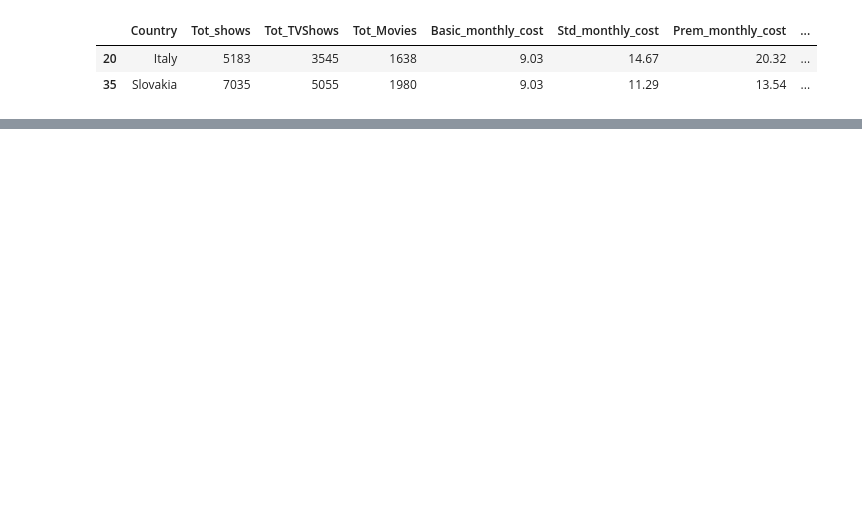
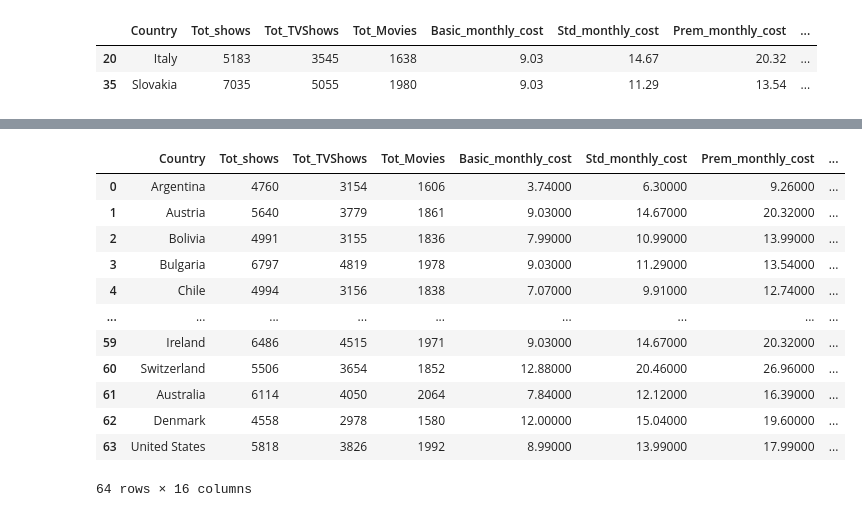
Before and after one commit to magicWiss/Netflix-Price-Analytics, a Jupyter notebook: Analytics/data_anal.ipynb, the cells around one changed output, grey strips where cells are left out. Saved outputs shown, nothing was run; the diff lists cells and outputs as text; code cells hidden in the pictures; blank space fills up the shorter version.

```diff
--- a/Analytics/data_anal.ipynb
+++ b/Analytics/data_anal.ipynb
@@ -411,0 +639,18 @@ moast_and_least
+# %%
+#seeing how much the single netflix user spend on average
+nfx_price_per_cou_df["Netflix_budget_avg_monthly"]=(nfx_price_per_cou_df["Avg_cost"]/nfx_price_per_cou_df["gdp_month"])*100
+nfx_price_per_cou_df
+# %% [output]
+|  | Country | Tot_shows | Tot_TVShows | Tot_Movies | Basic_monthly_cost | Std_monthly_cost | Prem_monthly_cost | ... |
+| 0 | Argentina | 4760 | 3154 | 1606 | 3.74000 | 6.30000 | 9.26000 | ... |
+| 1 | Austria | 5640 | 3779 | 1861 | 9.03000 | 14.67000 | 20.32000 | ... |
+| 2 | Bolivia | 4991 | 3155 | 1836 | 7.99000 | 10.99000 | 13.99000 | ... |
+| 3 | Bulgaria | 6797 | 4819 | 1978 | 9.03000 | 11.29000 | 13.54000 | ... |
+| 4 | Chile | 4994 | 3156 | 1838 | 7.07000 | 9.91000 | 12.74000 | ... |
+| ... | ... | ... | ... | ... | ... | ... | ... | ... |
+| 59 | Ireland | 6486 | 4515 | 1971 | 9.03000 | 14.67000 | 20.32000 | ... |
+| 60 | Switzerland | 5506 | 3654 | 1852 | 12.88000 | 20.46000 | 26.96000 | ... |
+| 61 | Australia | 6114 | 4050 | 2064 | 7.84000 | 12.12000 | 16.39000 | ... |
+| 62 | Denmark | 4558 | 2978 | 1580 | 12.00000 | 15.04000 | 19.60000 | ... |
+| 63 | United States | 5818 | 3826 | 1992 | 8.99000 | 13.99000 | 17.99000 | ... |
+64 rows × 16 columns
```
Also changed, not shown: parts of 41 cells of this notebook.
